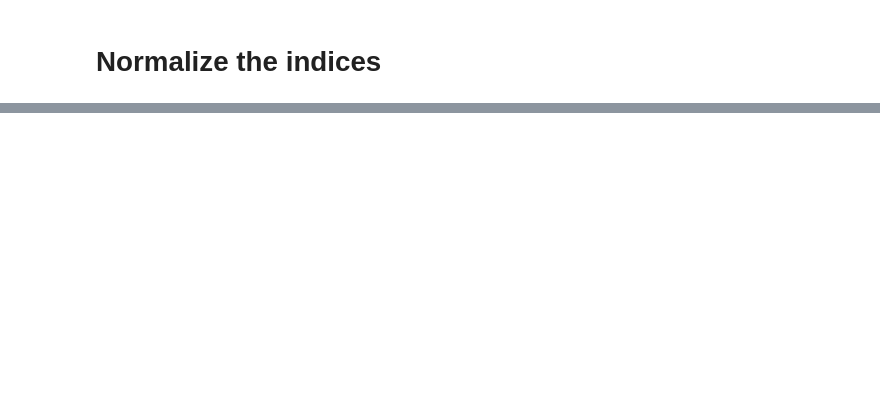
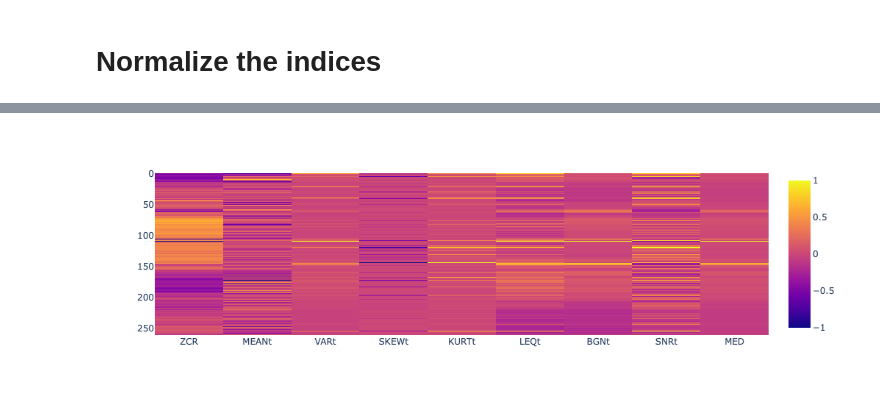
Before and after one commit to Waveform-Analytics/osa-mbon, a Jupyter notebook: initial-data-exploration.ipynb, the cells around one changed output, grey strips where cells are left out. Drawn from its saved outputs; the diff is of its cells as text; code cells hidden in the pictures; blank space fills up the shorter version.

```diff
--- a/initial-data-exploration.ipynb
+++ b/initial-data-exploration.ipynb
@@ -49,0 +70,8 @@ SyntaxError: EOF while scanning triple-quoted string literal (2866274431.py, lin
+# %%
+all_cols = df_norm.columns[2:-1]
+
+fig = px.imshow(df_norm[['ZCR', 'MEANt', 'VARt', 'SKEWt', 'KURTt', 'LEQt', 'BGNt', 'SNRt', 'MED']],
+               width=400)
+fig.show()
+# %% [output]
+[figure, added]
```
Also changed, not shown: parts of 19 cells of this notebook, 2 other files.
